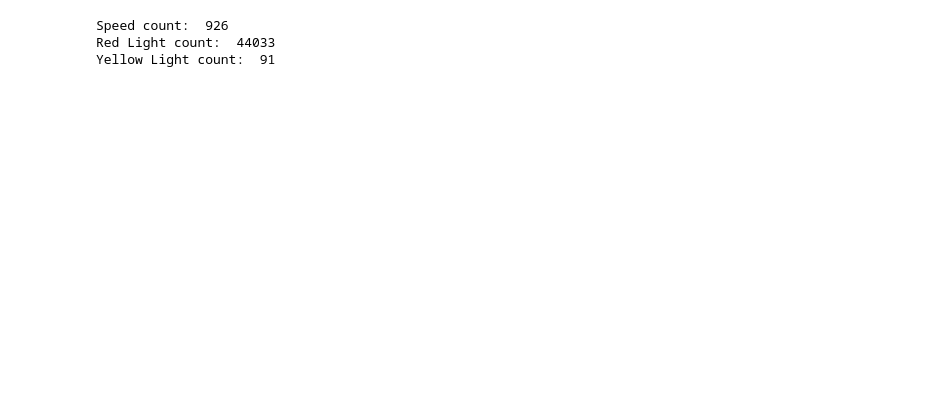
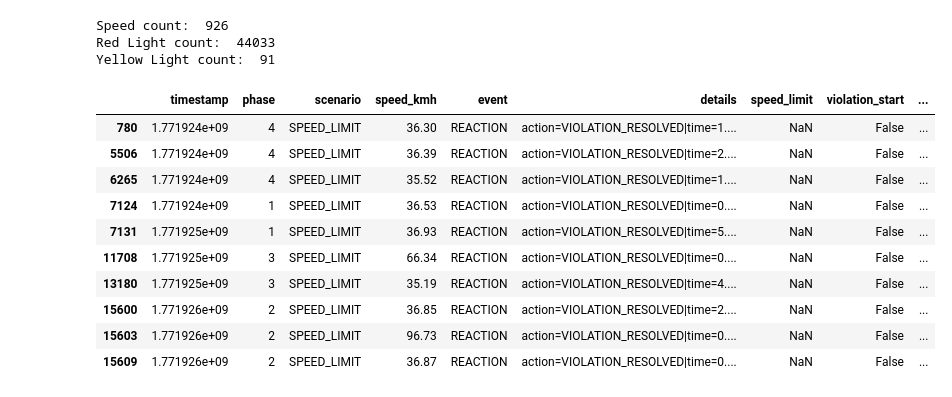
Before and after one commit to KeirAAAlcantara/SimAnalysis, a Jupyter notebook: Sim_Analysis.ipynb, the cells around one changed output. Drawn from its saved outputs; the diff is of its cells as text; code cells hidden in the pictures; blank space fills up the shorter version.

```diff
--- a/Sim_Analysis.ipynb
+++ b/Sim_Analysis.ipynb
@@ -142,6 +129 @@ event_id
 Name: timestamp, dtype: float64
-# %%
-df_Metrics["alert_sent"] = (
-    df_Metrics["event"].eq("WS_SEND") &
-    df_Metrics["details"].str.contains('"overspeed": true', na=False)
-)
@@ -150,0 +158,4 @@ reaction_timeG = reaction_time - alert_time
+# %%
+df_Metrics["carla_reaction_time"] = df_Metrics["details"].str.extract(
+    r"action=REDUCE_THROTTLE\|time=(\d+\.\d+)s"
+).astype(float)
@@ -268,3 +332,18 @@ print("Yellow Light count: ", stoplight_countYellow)
 Speed count:  926
 Red Light count:  44033
 Yellow Light count:  91
+# %%
+resolved_rows = df_Metrics[df_Metrics["details"].str.contains("VIOLATION_RESOLVED", na=False)]
+resolved_rows.head(10)
+# %% [output]
+|  | timestamp | phase | scenario | speed_kmh | event | details | speed_limit | violation_start | ... |
+| 780 | 1.771924e+09 | 4 | SPEED_LIMIT | 36.30 | REACTION | action=VIOLATION_RESOLVED|time=1.... | NaN | False | ... |
+| 5506 | 1.771924e+09 | 4 | SPEED_LIMIT | 36.39 | REACTION | action=VIOLATION_RESOLVED|time=2.... | NaN | False | ... |
+| 6265 | 1.771924e+09 | 4 | SPEED_LIMIT | 35.52 | REACTION | action=VIOLATION_RESOLVED|time=1.... | NaN | False | ... |
+| 7124 | 1.771924e+09 | 1 | SPEED_LIMIT | 36.53 | REACTION | action=VIOLATION_RESOLVED|time=0.... | NaN | False | ... |
+| 7131 | 1.771925e+09 | 1 | SPEED_LIMIT | 36.93 | REACTION | action=VIOLATION_RESOLVED|time=5.... | NaN | False | ... |
+| 11708 | 1.771925e+09 | 3 | SPEED_LIMIT | 66.34 | REACTION | action=VIOLATION_RESOLVED|time=0.... | NaN | False | ... |
+| 13180 | 1.771925e+09 | 3 | SPEED_LIMIT | 35.19 | REACTION | action=VIOLATION_RESOLVED|time=4.... | NaN | False | ... |
+| 15600 | 1.771926e+09 | 2 | SPEED_LIMIT | 36.85 | REACTION | action=VIOLATION_RESOLVED|time=2.... | NaN | False | ... |
+| 15603 | 1.771926e+09 | 2 | SPEED_LIMIT | 96.73 | REACTION | action=VIOLATION_RESOLVED|time=0.... | NaN | False | ... |
+| 15609 | 1.771926e+09 | 2 | SPEED_LIMIT | 36.87 | REACTION | action=VIOLATION_RESOLVED|time=0.... | NaN | False | ... |
```
Also changed, not shown: parts of 27 cells of this notebook, 2 other files.
